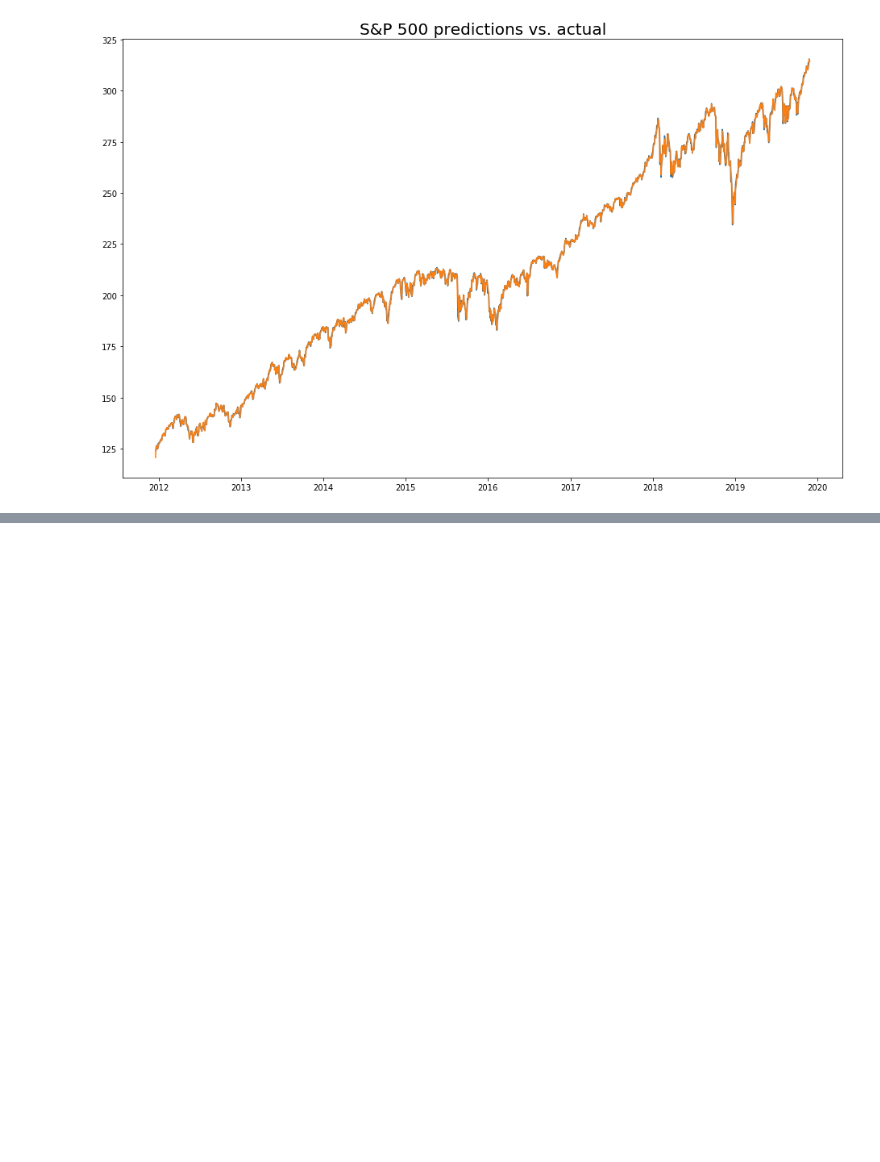
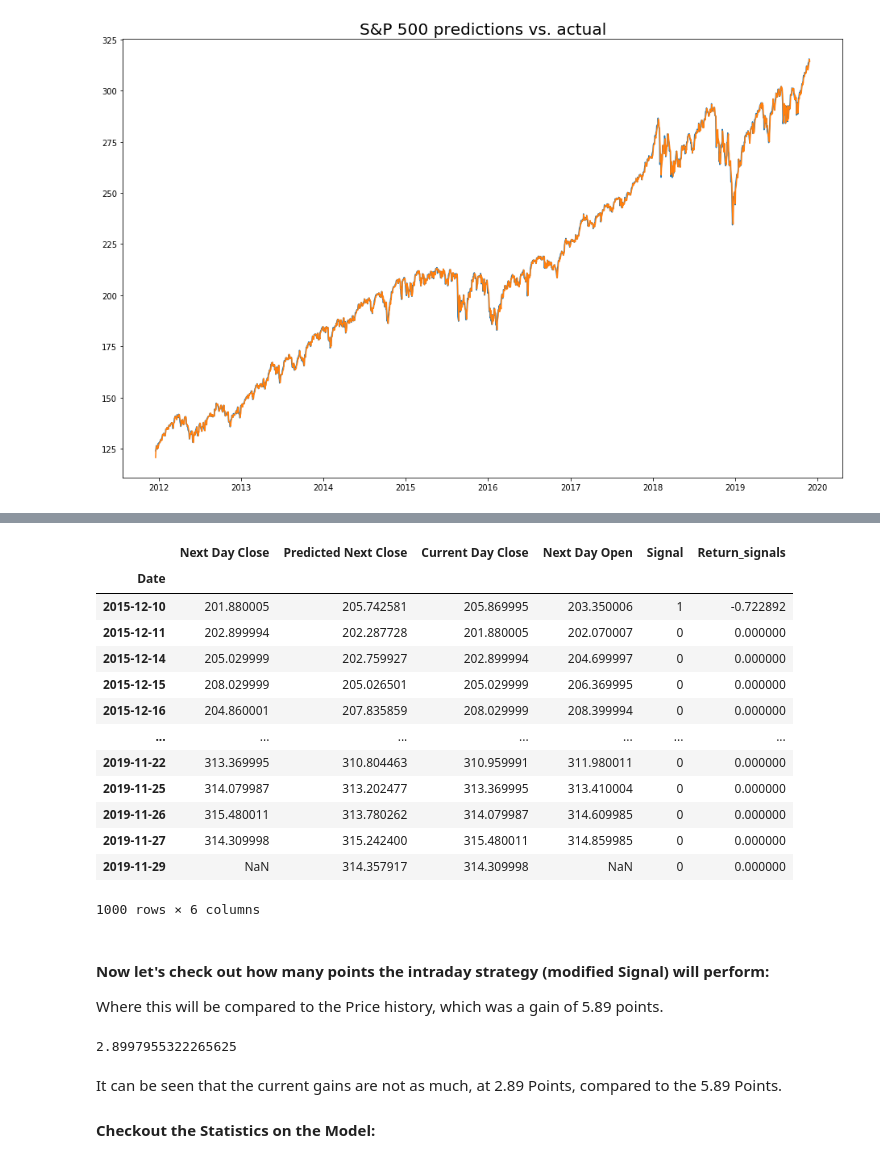
Before and after one commit to ylee9107/ML_App_ForecastStockMarket, a Jupyter notebook: ML_App_StockMarketForecast.ipynb, the cells around one changed output, grey strips where cells are left out. Cells and saved outputs as stored; diff of their text form; code cells hidden in the pictures; blank space fills up the shorter version.

```diff
--- a/ML_App_StockMarketForecast.ipynb
+++ b/ML_App_StockMarketForecast.ipynb
@@ -673,0 +832,52 @@ To take a look at the performance of the model, a
+# %%
+'''
+Modifications: added a '+ 1' in the 'get_signal' function.
+'''
+# User defined Func:
+# 1 - Set the signal for trade:
+def get_signal(dataset):
+    if ( dataset['Predicted Next Close'] > dataset['Next Day Open'] + 1):
+        return 1
+    else:
+        return 0
+
+# 2 - Func. to calc the returns (Profit and Loss) for signals that are set to 1:
+def get_return(dataset):
+    if ( dataset['Signal'] == 1 ):
+        return ( (dataset['Next Day Close'] - dataset['Next Day Open']) / dataset['Next Day Open'] ) * 100
+    else:
+        return 0
+# %%
+# Apply the functions above:
+temp_df2 = temp_df2.assign(Signal = temp_df2.apply(get_signal, axis = 1))
+temp_df2 = temp_df2.assign(Return_signals = temp_df2.apply(get_return, axis = 1))
+temp_df2
+# %% [output]
+|  | Next Day Close | Predicted Next Close | Current Day Close | Next Day Open | Signal | Return_signals |
+| Date |  |  |  |  |  |  |
+| 2015-12-10 | 201.880005 | 205.742581 | 205.869995 | 203.350006 | 1 | -0.722892 |
+| 2015-12-11 | 202.899994 | 202.287728 | 201.880005 | 202.070007 | 0 | 0.000000 |
+| 2015-12-14 | 205.029999 | 202.759927 | 202.899994 | 204.699997 | 0 | 0.000000 |
+| 2015-12-15 | 208.029999 | 205.026501 | 205.029999 | 206.369995 | 0 | 0.000000 |
+| 2015-12-16 | 204.860001 | 207.835859 | 208.029999 | 208.399994 | 0 | 0.000000 |
+| ... | ... | ... | ... | ... | ... | ... |
+| 2019-11-22 | 313.369995 | 310.804463 | 310.959991 | 311.980011 | 0 | 0.000000 |
+| 2019-11-25 | 314.079987 | 313.202477 | 313.369995 | 313.410004 | 0 | 0.000000 |
+| 2019-11-26 | 315.480011 | 313.780262 | 314.079987 | 314.609985 | 0 | 0.000000 |
+| 2019-11-27 | 314.309998 | 315.242400 | 315.480011 | 314.859985 | 0 | 0.000000 |
+| 2019-11-29 | NaN | 314.357917 | 314.309998 | NaN | 0 | 0.000000 |
+1000 rows × 6 columns
+# %% [markdown]
+#### Now let's check out how many points the intraday strategy (modified Signal) will perform:
+
+Where this will be compared to the Price history, which was a gain of 5.89 points.
+# %%
+# Find the Data Points that are of Signal 1 and subtract the Close price by the Open price:
+profit_or_Loss = temp_df2[temp_df2['Signal'] == 1]['Next Day Close'] - temp_df2[temp_df2['Signal'] == 1]['Next Day Open']
+profit_or_Loss.sum()
+# %% [output]
+2.8997955322265625
+# %% [markdown]
+It can be seen that the current gains are not as much, at 2.89 Points, compared to the 5.89 Points.
+
+#### Checkout the Statistics on the Model:
```
Also changed, not shown: parts of 30 cells of this notebook.
